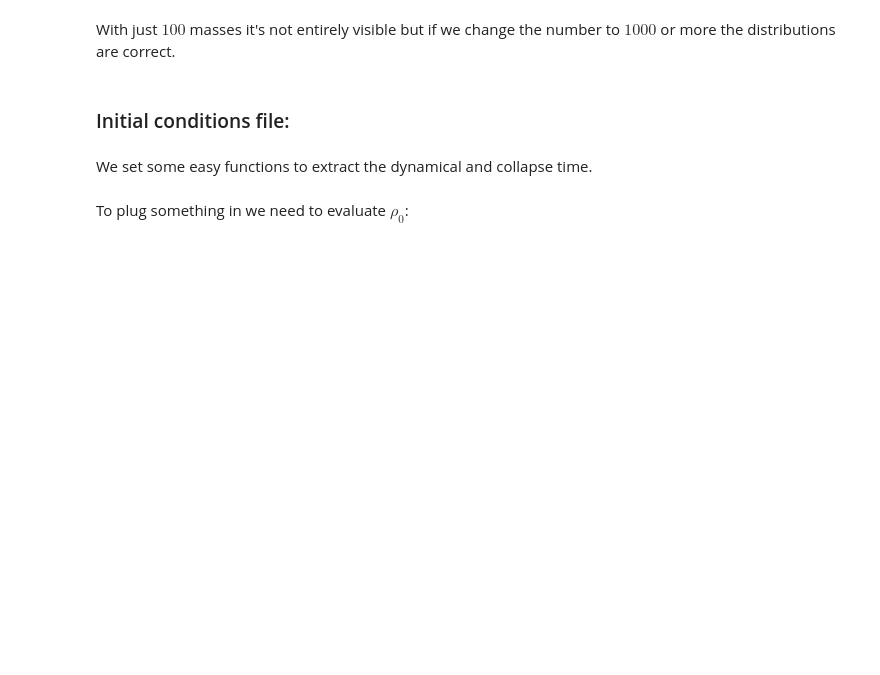
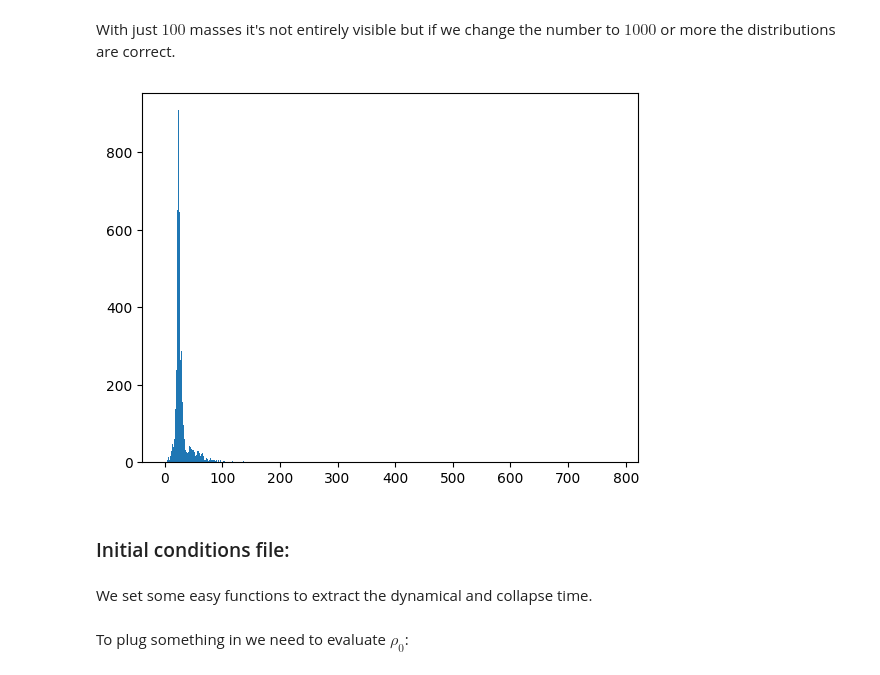
Before and after one commit to ggiarda/gal_dynamics, a Jupyter notebook: Numerical_simulation_03/MB_potential_collapse_SETTINGS-treecode.ipynb, the cells around one changed output. Saved outputs shown, nothing was run; the diff lists cells and outputs as text; code cells hidden in the pictures; blank space fills up the shorter version.

```diff
--- a/Numerical_simulation_03/MB_potential_collapse_SETTINGS-treecode.ipynb
+++ b/Numerical_simulation_03/MB_potential_collapse_SETTINGS-treecode.ipynb
@@ -174,5 +174,33 @@ plt.show()
 # %% [markdown]
 With just $100$ masses it's not entirely visible but if we change the number to $1000$ or more the distributions are correct.
+# %%
+def DensityTest(r):
+    r_test = np.random.uniform(0,a, 2)
+    r1 = r_test.min()
+    r2 = r_test.max()
+
+    # Volume of the shell
+    Vshell = 4*np.pi/3*(r2**3 - r1**3)
+
+    # Check which points lie within the volume
+    enclosed_points = ((r >= r1) & (r <= r2))
+    # Count the number of enclosed points
+    num_enclosed_points = np.sum(enclosed_points)
+    density = num_enclosed_points/Vshell
+
+    return density
+# %%
+M = 10000
+tests = []
+
+for i in range(M):
+    density = DensityTest(rays)
+    tests.append(density)
+
+plt.hist(tests,1000)
+plt.show()
+# %% [output]
+[figure, added]
 # %% [markdown]
 ### Initial conditions file:
 # %%
```
Also changed, not shown: parts of 8 cells of this notebook, 4 other files.
